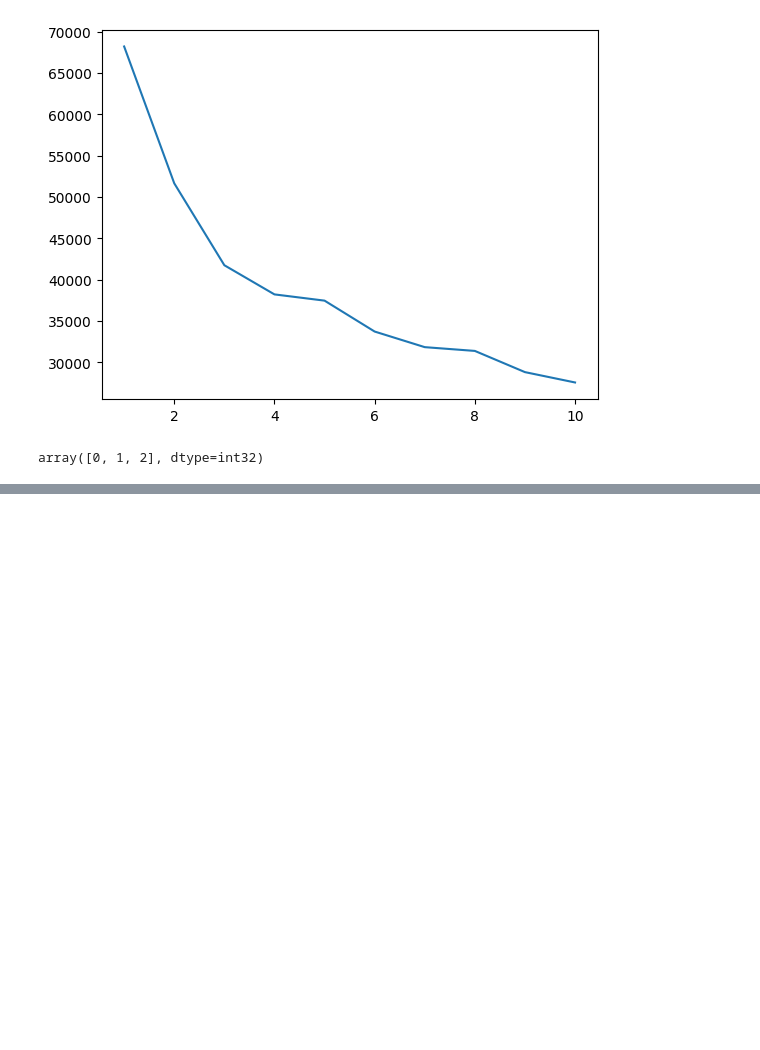
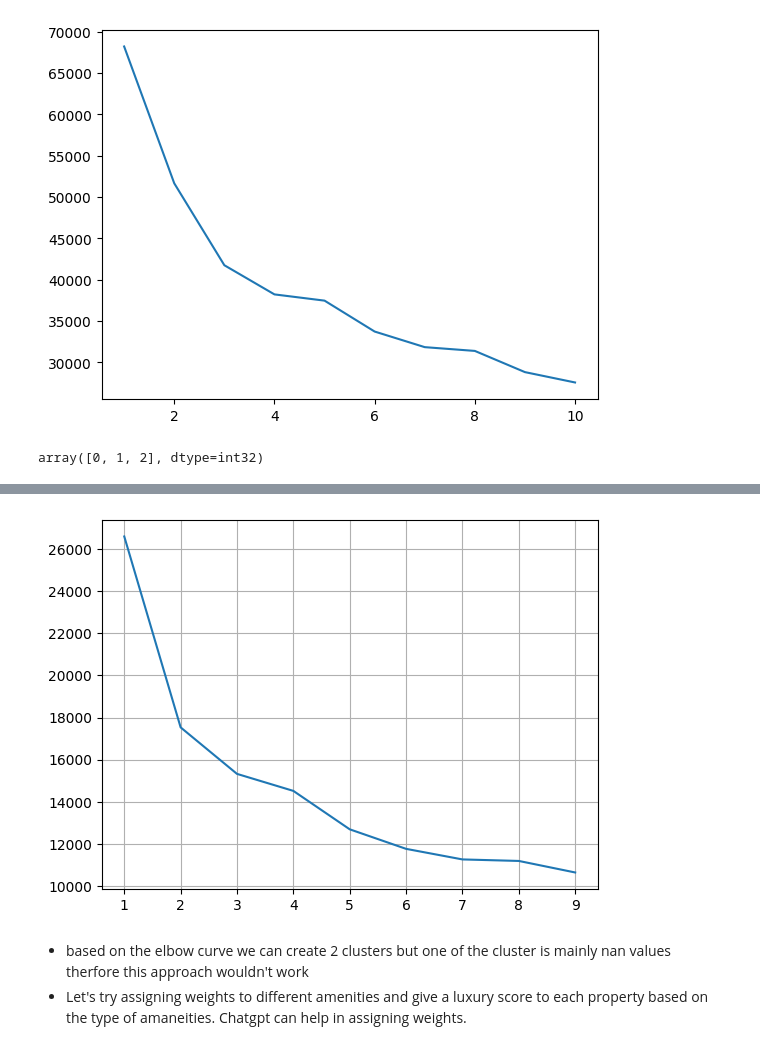
Before and after one commit to akshaypratap008/Real-Estate-Project, a Jupyter notebook: notebooks/feature-engineering/4_feature_engineering_1.ipynb, the cells around one changed output, grey strips where cells are left out. Drawn from its saved outputs; the diff is of its cells as text; code cells hidden in the pictures; blank space fills up the shorter version.

```diff
--- a/notebooks/feature-engineering/4_feature_engineering_1.ipynb
+++ b/notebooks/feature-engineering/4_feature_engineering_1.ipynb
@@ -561,0 +658,8 @@ df[['furnishDetails', 'furnishing_type']]
+# %%
+def extract_amenities_list(feature):
+    if pd.isna(feature):
+        return []
+    else:
+        return [item for item in feature.strip().strip('[').strip(']').split(', ')]
+# %%
+df['amenities_list'] = df['features'].apply(extract_amenities_list)
@@ -561,0 +670,7 @@ df[['furnishDetails', 'furnishing_type']]
+# %%
+from sklearn.preprocessing import MultiLabelBinarizer
+
+mlb = MultiLabelBinarizer()
+amenity_binary_matrix = mlb.fit_transform(df['amenities_list'])
+
+amenity_binary_df = pd.DataFrame(amenity_binary_matrix, columns = all_amenities)
@@ -561,0 +695,8 @@ df[['furnishDetails', 'furnishing_type']]
+# %%
+wcss = []
+for i in range(1, 10):
+    kmeans = KMeans(n_clusters = i, init='k-means++', random_state= 42)
+    kmeans.fit(amenity_binary_df)
+    wcss.append(kmeans.inertia_)
+
+wcss
@@ -561,0 +713,9 @@ df[['furnishDetails', 'furnishing_type']]
+# %%
+plt.plot(range(1, 10), wcss)
+plt.grid()
+plt.show()
+# %% [output]
+[figure, added]
+# %% [markdown]
+- based on the elbow curve we can create 2 clusters but one of the cluster is mainly nan values therfore this approach wouldn't work
+- Let's try assigning weights to different amenities and give a luxury score to each property based on the type of amaneities. Chatgpt can help in assigning weights.
```
Also changed, not shown: parts of 41 cells of this notebook, 2 other files.
